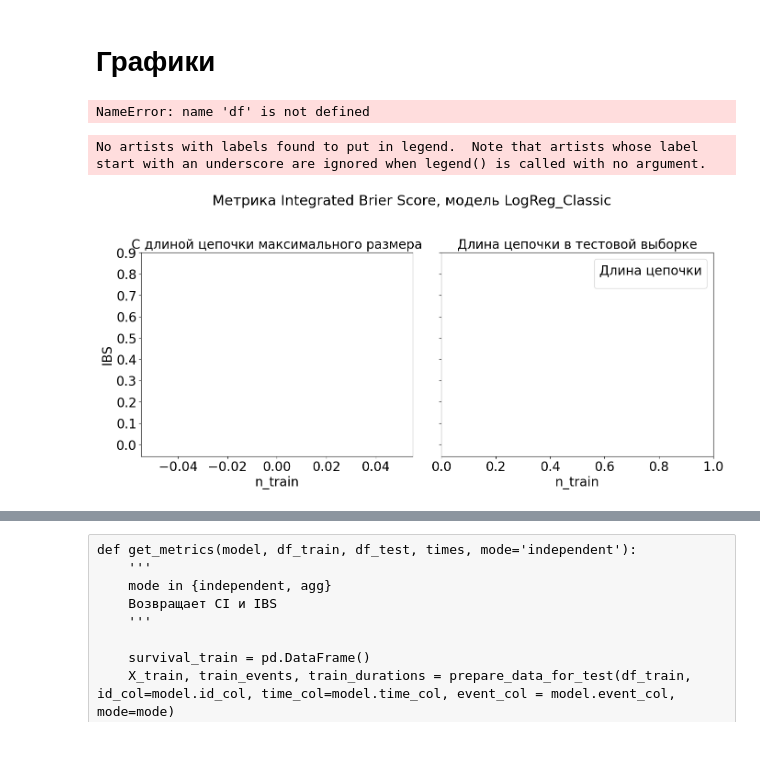
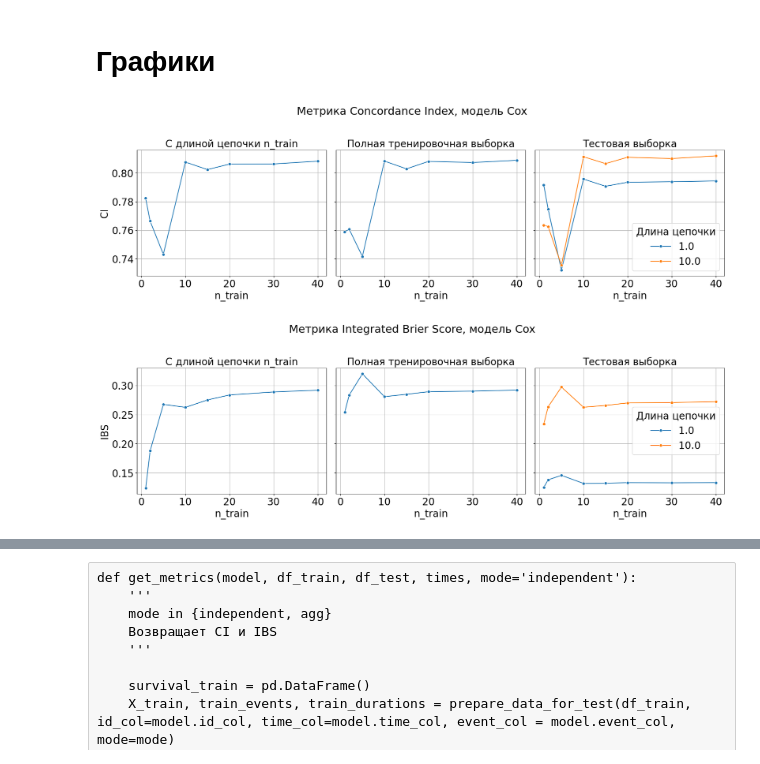
Before and after one commit to dvarfe/Backblaze_ML_Ops, a Jupyter notebook: GridSearch.ipynb, the cells around one changed output, grey strips where cells are left out. Drawn from its saved outputs; the diff is of its cells as text; code cells hidden in the pictures.

```diff
--- a/GridSearch.ipynb
+++ b/GridSearch.ipynb
@@ -1,8 +1,8 @@
 # %%
 import pandas as pd
 import numpy as np
-# df = pd.read_csv('Artifacts/Exp_46/grid_search.csv')
-df = pd.read_csv('Preprocessed_new/1_train_preprocessed.csv')
+df = pd.read_csv('Artifacts/Exp_68/grid_search.csv')
+# df = pd.read_csv('Preprocessed_new/1_train_preprocessed.csv')
 # %%
 df[df['error'] == 1].groupby('train_samples')['error'].sum()
 # %% [output]
@@ -50,7 +64,7 @@ def draw_pandas_plot(df, metric, ticks, test_samples=1, ax=None):
 # %%
 import matplotlib.pyplot as plt
 import seaborn as sns
-def draw_all_metrics_plots(df_full, metric, ticks, full_metrics_name=None, plot_num=3, method=None):
+def draw_all_metrics_plots(df_full, metric, ticks = None, full_metrics_name=None, plot_num=3, method=None):
     """
     Построение графиков метрик для анализа результатов
 
@@ -110,7 +124,8 @@ def draw_all_metrics_plots(df_full, metric, ticks, full_metrics_name=None, plot_
             marker='o',
             ax=ax[0]
         )
-        ax[0].set_yticks(ticks)
+        if ticks is not None:
+            ax[0].set_yticks(ticks)
         ax[0].set_xlabel('n_train', fontsize=LABEL_FONTSIZE)
         ax[0].set_ylabel(metric.upper(), fontsize=LABEL_FONTSIZE)
         ax[0].set_title(f'С длиной цепочки n_train', fontsize=TITLE_FONTSIZE)
@@ -127,7 +142,8 @@ def draw_all_metrics_plots(df_full, metric, ticks, full_metrics_name=None, plot_
         marker='o',
         ax=ax[0 + has_first_plot]
     )
-    ax[0 + has_first_plot].set_yticks(ticks)
+    if ticks is not None:
+        ax[0 + has_first_plot].set_yticks(ticks)
     ax[0 + has_first_plot].set_xlabel('n_train', fontsize=LABEL_FONTSIZE)
     if has_first_plot == 0:  # Добавляем ylabel только если нет первого графика
         ax[0].set_ylabel(metric.upper(), fontsize=LABEL_FONTSIZE)
@@ -148,8 +164,10 @@ def draw_all_metrics_plots(df_full, metric, ticks, full_metrics_name=None, plot_
             ax=ax[1 + has_first_plot]
         )
 
+    if ticks is not None:
+        ax[1 + has_first_plot].set_yticks(ticks)
+
     ax[1 + has_first_plot].set_xlabel('n_train', fontsize=LABEL_FONTSIZE)
-    ax[1 + has_first_plot].set_yticks(ticks)
     ax[1 + has_first_plot].set_title(f'Тестовая выборка', fontsize=TITLE_FONTSIZE)
     ax[1 + has_first_plot].tick_params(axis='both', labelsize=TICK_FONTSIZE)
     ax[1 + has_first_plot].grid()
@@ -159,7 +177,7 @@ def draw_all_metrics_plots(df_full, metric, ticks, full_metrics_name=None, plot_
                                           fontsize=LEGEND_FONTSIZE)
 
     plt.tight_layout(rect=[0, 0.03, 1, 0.95])
-    fig.savefig(f'fig_{metric}{f"_{method}" if method else ""}.jpg')
+    # fig.savefig(f'fig_{metric}{f"_{method}" if method else ""}.jpg')
     plt.show()
 # %%
 plt.rcParams["figure.figsize"] = (14,8)
@@ -174,11 +192,10 @@ plt.rc('xtick', labelsize=30)    # fontsize of the tick labels
 plt.rc('ytick', labelsize=30)    # fontsize of the tick labels
 plt.rc('legend', fontsize=BIGGER_SIZE)    # legend fontsize
 plt.rc('figure', titlesize=BIGGER_SIZE)  # fontsize of the figure title
-draw_all_metrics_plots(df, 'ci', np.arange(0.83, 0.9, 0.005), full_metrics_name='Concordance Index', method = 'SP')
+draw_all_metrics_plots(df, 'ci', full_metrics_name='Concordance Index', method = 'Cox')
 # %% [output]
-NameError: name 'df' is not defined
+[figure, added]
 # %%
-draw_all_metrics_plots(df, 'ibs', np.arange(0, 1, 0.1), full_metrics_name='Integrated Brier Score'  , method='LogReg_Classic')
+draw_all_metrics_plots(df, 'ibs', full_metrics_name='Integrated Brier Score'  , method='Cox')
 # %% [output]
-No artists with labels found to put in legend.  Note that artists whose label start with an underscore are ignored when legend() is called with no argument.
-[figure, old version]
+[figure, new version]
```
Also changed, not shown: parts of 19 cells of this notebook, 9 other files.
